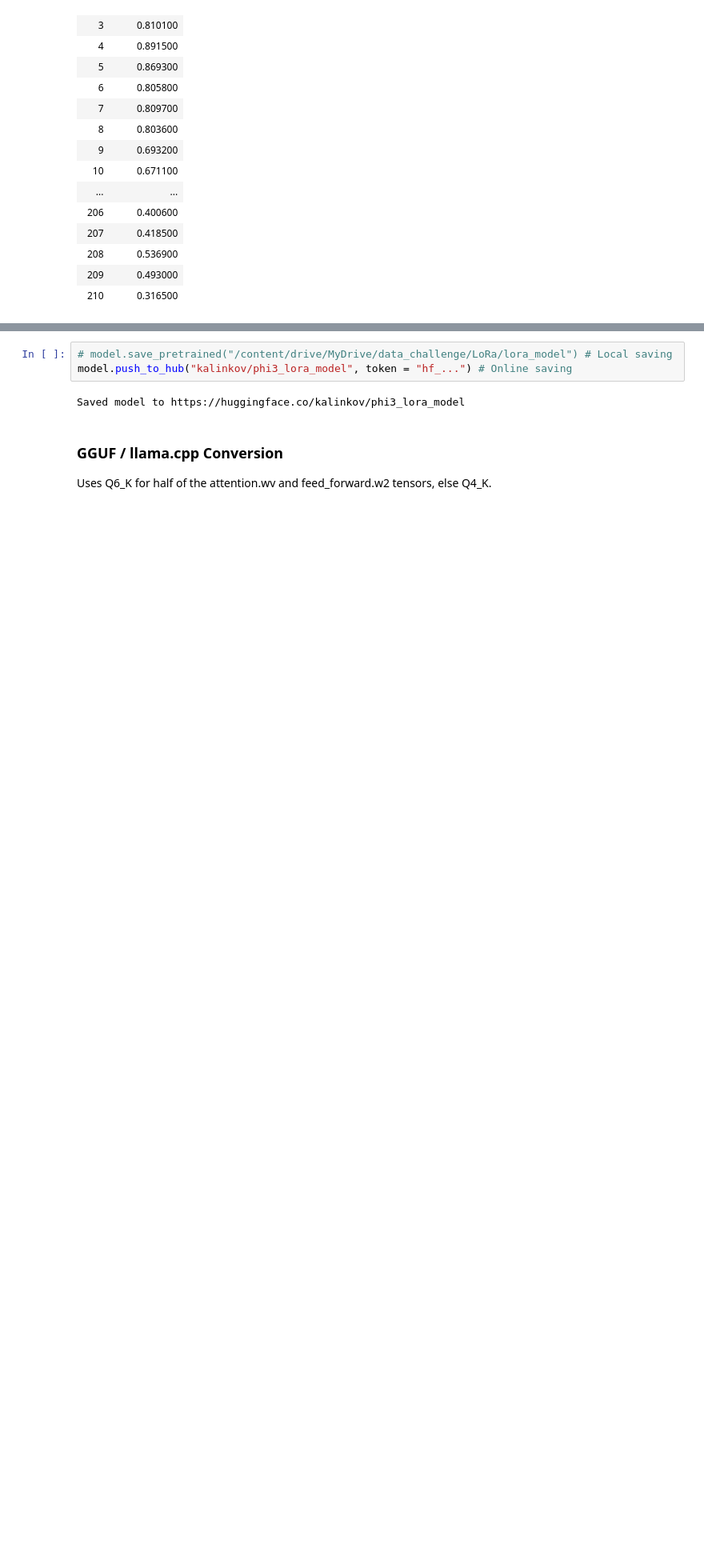
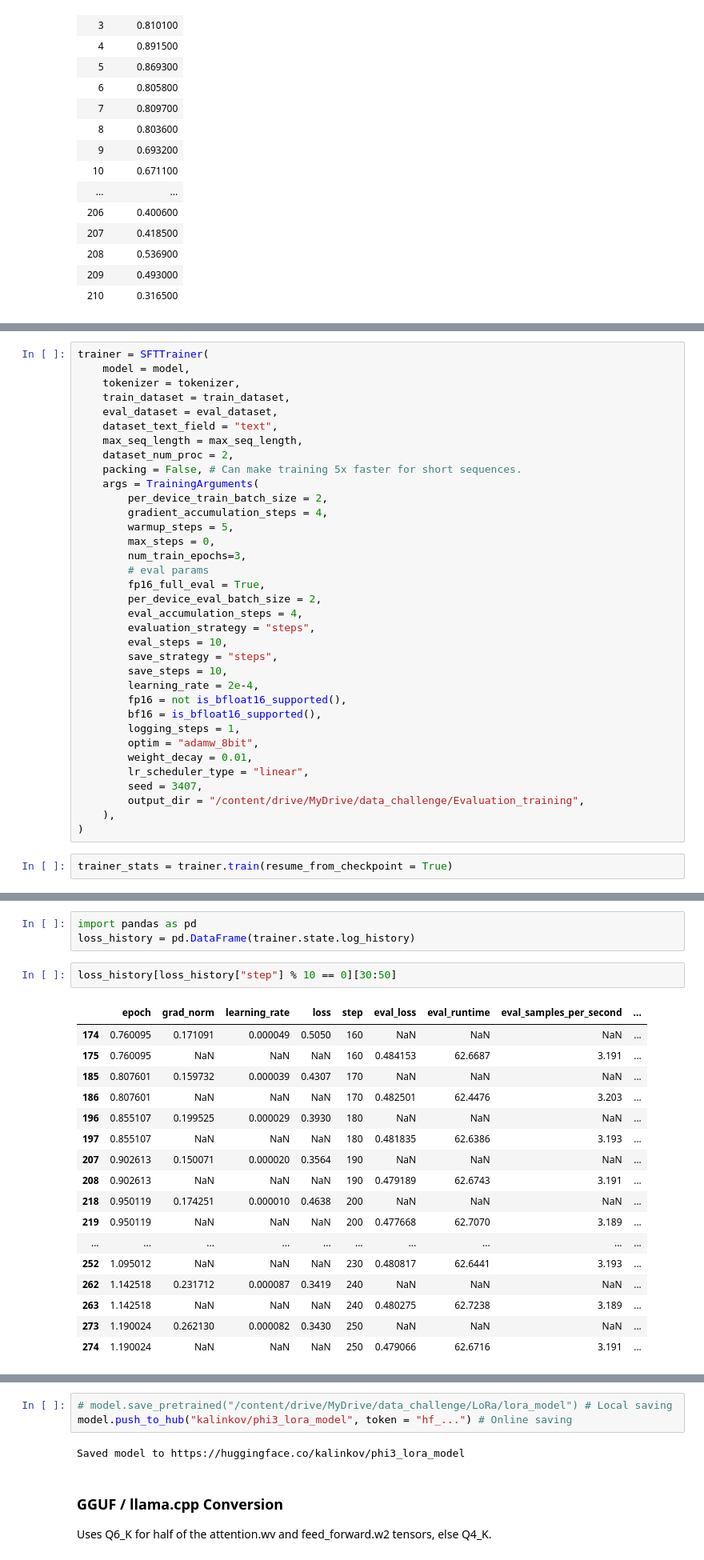
Before and after one commit to kiiwee/opengen, a Jupyter notebook: Phi-3/Phi_3_Medium_4K_Instruct_Finetune.ipynb, the cells around one changed output, grey strips where cells are left out. Shown at 80% size. Cells and saved outputs as stored; diff of their text form; blank space fills up the shorter version.

```diff
--- a/Phi-3/Phi_3_Medium_4K_Instruct_Finetune.ipynb
+++ b/Phi-3/Phi_3_Medium_4K_Instruct_Finetune.ipynb
@@ -160,0 +206,37 @@ O^O/ \_/ \    Batch size per device = 2 | Gradient Accumulation steps = 4
+# %%
+trainer = SFTTrainer(
+    model = model,
+    tokenizer = tokenizer,
+    train_dataset = train_dataset,
+    eval_dataset = eval_dataset,
+    dataset_text_field = "text",
+    max_seq_length = max_seq_length,
+    dataset_num_proc = 2,
+    packing = False, # Can make training 5x faster for short sequences.
+    args = TrainingArguments(
+        per_device_train_batch_size = 2,
+        gradient_accumulation_steps = 4,
+        warmup_steps = 5,
+        max_steps = 0,
+        num_train_epochs=3,
+        # eval params
+        fp16_full_eval = True,
+        per_device_eval_batch_size = 2,
+        eval_accumulation_steps = 4,
+        evaluation_strategy = "steps",
+        eval_steps = 10,
+        save_strategy = "steps",
+        save_steps = 10,
+        learning_rate = 2e-4,
+        fp16 = not is_bfloat16_supported(),
+        bf16 = is_bfloat16_supported(),
+        logging_steps = 1,
+        optim = "adamw_8bit",
+        weight_decay = 0.01,
+        lr_scheduler_type = "linear",
+        seed = 3407,
+        output_dir = "/content/drive/MyDrive/data_challenge/Evaluation_training",
+    ),
+)
+# %%
+trainer_stats = trainer.train(resume_from_checkpoint = True)
@@ -160,0 +269,23 @@ O^O/ \_/ \    Batch size per device = 2 | Gradient Accumulation steps = 4
+# %%
+import pandas as pd
+loss_history = pd.DataFrame(trainer.state.log_history)
+# %%
+loss_history[loss_history["step"] % 10 == 0][30:50]
+# %% [output]
+|  | epoch | grad_norm | learning_rate | loss | step | eval_loss | eval_runtime | eval_samples_per_second | ... |
+| 174 | 0.760095 | 0.171091 | 0.000049 | 0.5050 | 160 | NaN | NaN | NaN | ... |
+| 175 | 0.760095 | NaN | NaN | NaN | 160 | 0.484153 | 62.6687 | 3.191 | ... |
+| 185 | 0.807601 | 0.159732 | 0.000039 | 0.4307 | 170 | NaN | NaN | NaN | ... |
+| 186 | 0.807601 | NaN | NaN | NaN | 170 | 0.482501 | 62.4476 | 3.203 | ... |
+| 196 | 0.855107 | 0.199525 | 0.000029 | 0.3930 | 180 | NaN | NaN | NaN | ... |
+| 197 | 0.855107 | NaN | NaN | NaN | 180 | 0.481835 | 62.6386 | 3.193 | ... |
+| 207 | 0.902613 | 0.150071 | 0.000020 | 0.3564 | 190 | NaN | NaN | NaN | ... |
+| 208 | 0.902613 | NaN | NaN | NaN | 190 | 0.479189 | 62.6743 | 3.191 | ... |
+| 218 | 0.950119 | 0.174251 | 0.000010 | 0.4638 | 200 | NaN | NaN | NaN | ... |
+| 219 | 0.950119 | NaN | NaN | NaN | 200 | 0.477668 | 62.7070 | 3.189 | ... |
+| ... | ... | ... | ... | ... | ... | ... | ... | ... | ... |
+| 252 | 1.095012 | NaN | NaN | NaN | 230 | 0.480817 | 62.6441 | 3.193 | ... |
+| 262 | 1.142518 | 0.231712 | 0.000087 | 0.3419 | 240 | NaN | NaN | NaN | ... |
+| 263 | 1.142518 | NaN | NaN | NaN | 240 | 0.480275 | 62.7238 | 3.189 | ... |
+| 273 | 1.190024 | 0.262130 | 0.000082 | 0.3430 | 250 | NaN | NaN | NaN | ... |
+| 274 | 1.190024 | NaN | NaN | NaN | 250 | 0.479066 | 62.6716 | 3.191 | ... |
```
Also changed, not shown: parts of 21 cells of this notebook.
